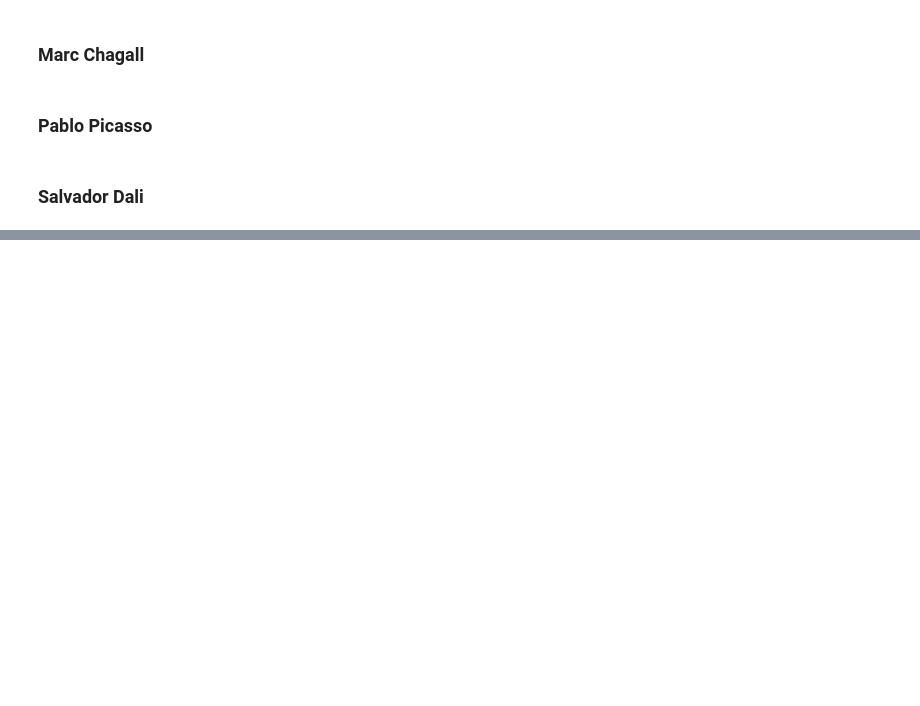
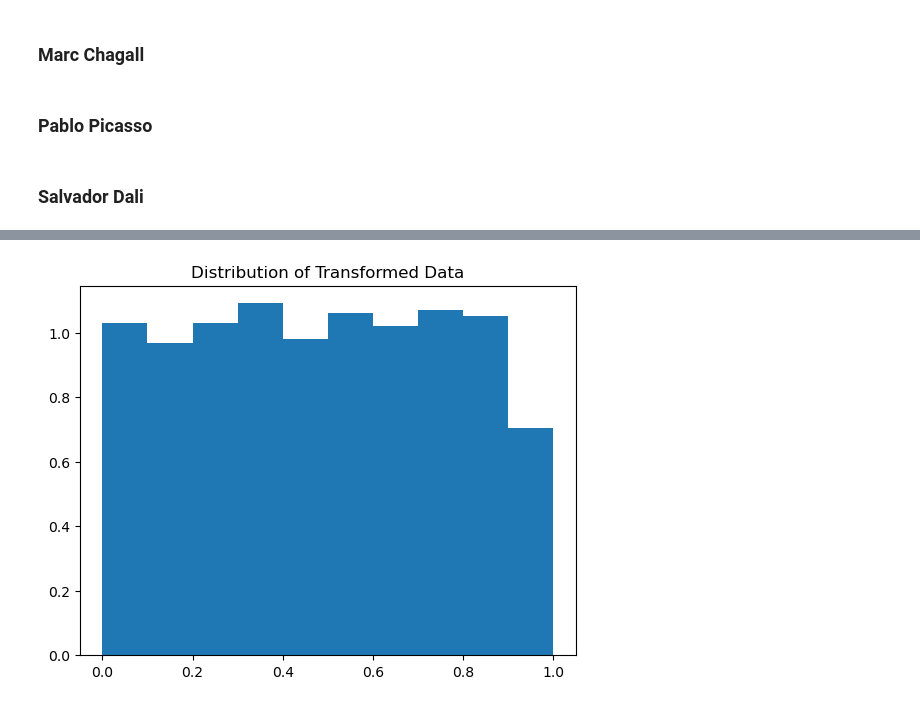
Before and after one commit to jeremiah-toribio/art-of-data, a Jupyter notebook: workbook.ipynb, the cells around one changed output, grey strips where cells are left out. Drawn from its saved outputs; the diff is of its cells as text; code cells hidden in the pictures; blank space fills up the shorter version.

```diff
--- a/workbook.ipynb
+++ b/workbook.ipynb
@@ -464,0 +364,9 @@ pd.DataFrame(matches)
+# %%
+from sklearn.preprocessing import QuantileTransformer
+
+# Initialize the transformer
+qt = QuantileTransformer(n_quantiles=10, random_state=4343)
+
+# Fit and transform your data
+# Assume X is your data
+X_trans = qt.fit_transform(df[['hammer_price']])
@@ -464,0 +393,7 @@ pd.DataFrame(matches)
+# %%
+# distribution after transformation
+plt.hist(X_trans, bins=10, density=True)
+plt.title('Distribution of Transformed Data')
+plt.show()
+# %% [output]
+[figure, added]
```
Also changed, not shown: parts of 75 cells of this notebook.
